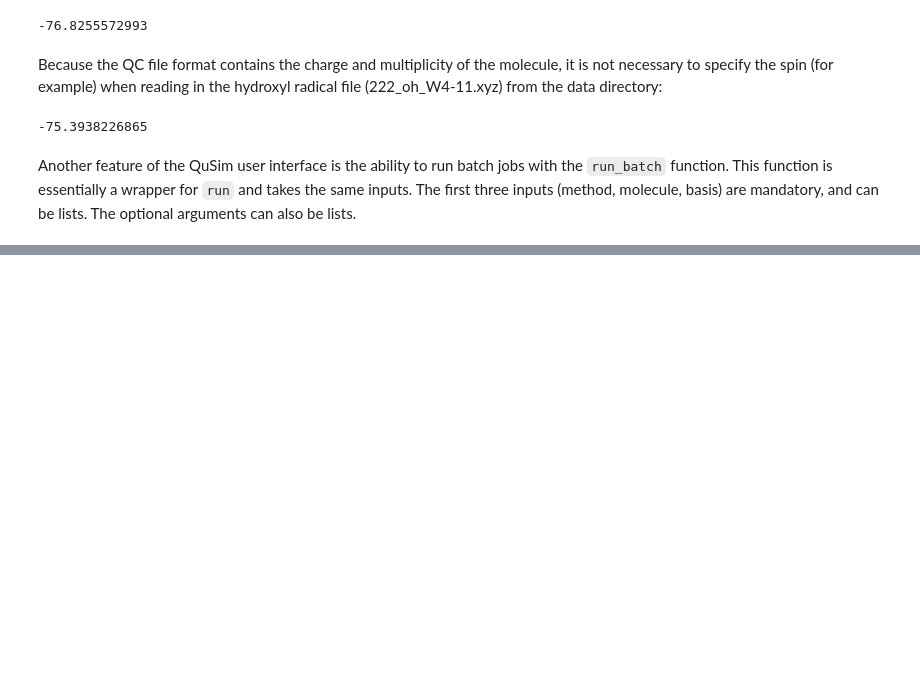
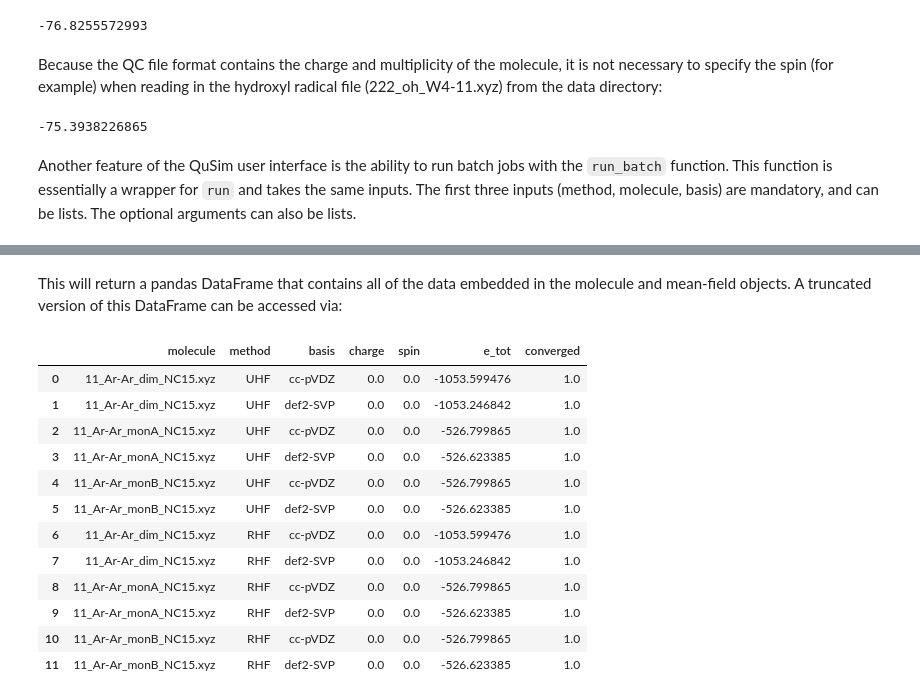
Before and after one commit to nmardirossian/PySCF_Tutorial, a Jupyter notebook: SCF.ipynb, the cells around one changed output, grey strips where cells are left out. Saved outputs shown, nothing was run; the diff lists cells and outputs as text; code cells hidden in the pictures; blank space fills up the shorter version.

```diff
--- a/SCF.ipynb
+++ b/SCF.ipynb
@@ -896,11 +896,19 @@ def run_batch(method,molecule,basis,**kwargs):
     db=pandas.DataFrame()
     for i in itertools.product(method,molecule,basis,list(parse_kwargs(**kwargs))):
         mydict=dict()
-        for num,val in enumerate(mand_args):
-            mydict.update({val: i[num]})
         mydict.update(i[num_mand_args:][0])
         (en,rundict)=run(*i[:num_mand_args],**i[num_mand_args:][0])
         mydict.update(rundict)
+        for num,val in enumerate(mand_args):
+            if val=='molecule':
+                try:
+                    read_molecule(mydict['datapath']+i[num])
+                except IOError:
+                    mydict.update({val: XYZtoMF(i[num])})
+                else:
+                    mydict.update({val: i[num]})
+            else:
+                mydict.update({val: i[num]})
         db=db.append(mydict,ignore_index=True)
 
     return db
@@ -946,6 +954,10 @@ def read_molecule(path):
             print "THIS IS NOT A VALID XYZ FILE"
 
     return (molecule,charge,spin)
+
+def XYZtoMF(inp):
+
+    return filter(lambda x: x.isalpha(), inp)
 # %% [markdown]
 # User Guide
 
@@ -1132,0 +1119,21 @@ run_batch(['UHF','B88,'],[h2,c2],['STO-3G','6-31G','def2-SVP','cc-pVDZ'],spin=0,
+# %%
+filenames=['11_Ar-Ar_dim_NC15.xyz','11_Ar-Ar_monA_NC15.xyz','11_Ar-Ar_monB_NC15.xyz']
+mydbase=run_batch(['UHF','RHF'],filenames,['cc-pVDZ','def2-SVP'],database=True,datapath='data/')
+# %% [markdown]
+This will return a pandas DataFrame that contains all of the data embedded in the molecule and mean-field objects. A truncated version of this DataFrame can be accessed via:
+# %%
+mydbase[['molecule','method','basis','charge','spin','e_tot','converged']]
+# %% [output]
+|  | molecule | method | basis | charge | spin | e_tot | converged |
+| 0 | 11_Ar-Ar_dim_NC15.xyz | UHF | cc-pVDZ | 0.0 | 0.0 | -1053.599476 | 1.0 |
+| 1 | 11_Ar-Ar_dim_NC15.xyz | UHF | def2-SVP | 0.0 | 0.0 | -1053.246842 | 1.0 |
+| 2 | 11_Ar-Ar_monA_NC15.xyz | UHF | cc-pVDZ | 0.0 | 0.0 | -526.799865 | 1.0 |
+| 3 | 11_Ar-Ar_monA_NC15.xyz | UHF | def2-SVP | 0.0 | 0.0 | -526.623385 | 1.0 |
+| 4 | 11_Ar-Ar_monB_NC15.xyz | UHF | cc-pVDZ | 0.0 | 0.0 | -526.799865 | 1.0 |
+| 5 | 11_Ar-Ar_monB_NC15.xyz | UHF | def2-SVP | 0.0 | 0.0 | -526.623385 | 1.0 |
+| 6 | 11_Ar-Ar_dim_NC15.xyz | RHF | cc-pVDZ | 0.0 | 0.0 | -1053.599476 | 1.0 |
+| 7 | 11_Ar-Ar_dim_NC15.xyz | RHF | def2-SVP | 0.0 | 0.0 | -1053.246842 | 1.0 |
+| 8 | 11_Ar-Ar_monA_NC15.xyz | RHF | cc-pVDZ | 0.0 | 0.0 | -526.799865 | 1.0 |
+| 9 | 11_Ar-Ar_monA_NC15.xyz | RHF | def2-SVP | 0.0 | 0.0 | -526.623385 | 1.0 |
+| 10 | 11_Ar-Ar_monB_NC15.xyz | RHF | cc-pVDZ | 0.0 | 0.0 | -526.799865 | 1.0 |
+| 11 | 11_Ar-Ar_monB_NC15.xyz | RHF | def2-SVP | 0.0 | 0.0 | -526.623385 | 1.0 |
```
Also changed, not shown: parts of 8 cells of this notebook.
